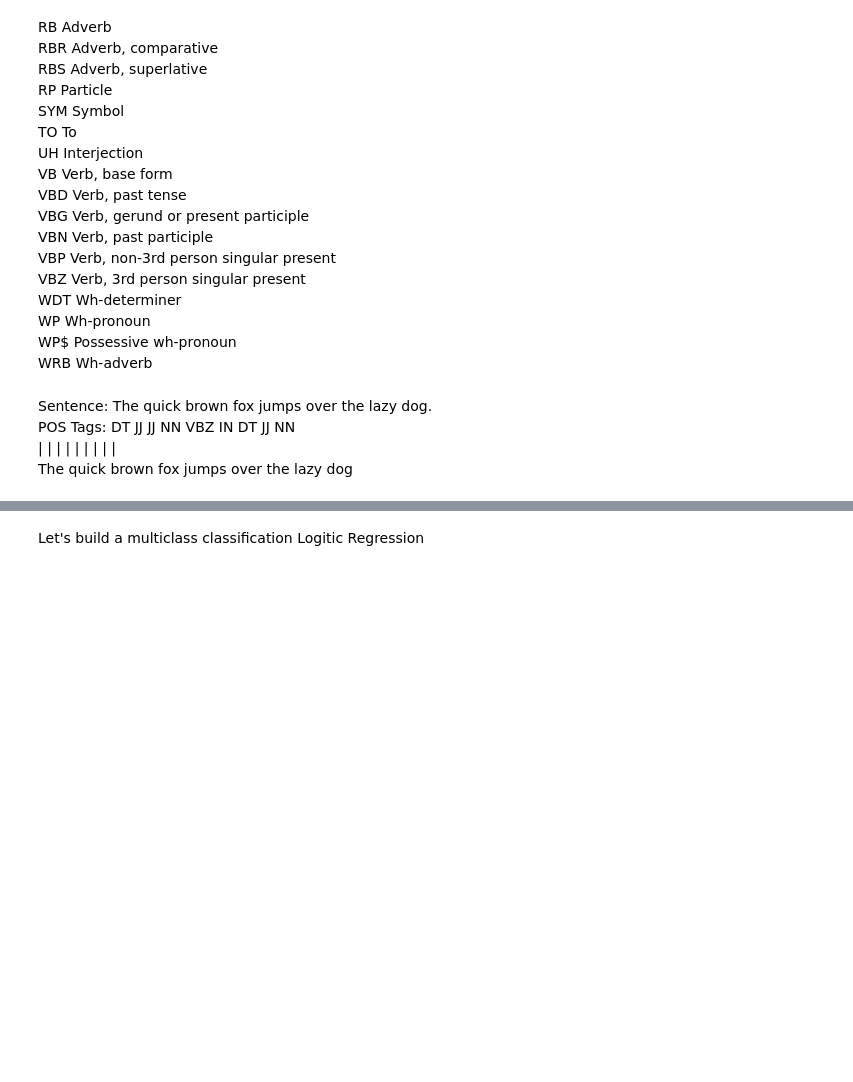
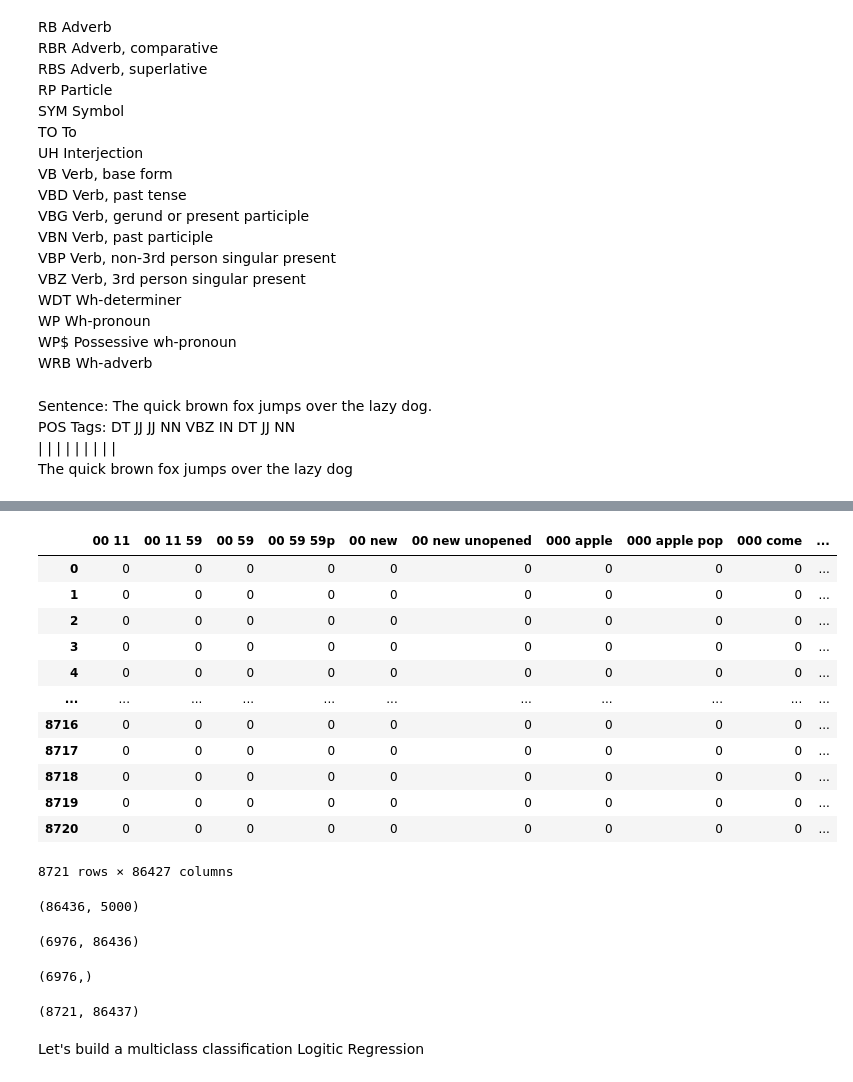
Before and after one commit to byrdwcrawford/NLP-Sentiment-Classification, a Jupyter notebook: NLP Notebook.ipynb, the cells around one changed output, grey strips where cells are left out. Saved outputs shown, nothing was run; the diff lists cells and outputs as text; code cells hidden in the pictures; blank space fills up the shorter version.

```diff
--- a/NLP Notebook.ipynb
+++ b/NLP Notebook.ipynb
@@ -369,0 +452,41 @@ POS Tags: DT  JJ    JJ    NN  VBZ   IN   DT  JJ   NN
+# %%
+vectorizer1 = CountVectorizer(ngram_range=(2, 3))
+
+# Fit and transform the text data
+X_gram = vectorizer1.fit_transform(df['cleaned_text'])
+
+# Convert the result to a DataFrame for easier viewing
+ngram_df = pd.DataFrame(X_gram.toarray(), columns=vectorizer1.get_feature_names())
+
+# Display the DataFrame with bigrams and trigrams as features
+ngram_df
+# %% [output]
+|  | 00 11 | 00 11 59 | 00 59 | 00 59 59p | 00 new | 00 new unopened | 000 apple | 000 apple pop | 000 come | ... |
+| 0 | 0 | 0 | 0 | 0 | 0 | 0 | 0 | 0 | 0 | ... |
+| 1 | 0 | 0 | 0 | 0 | 0 | 0 | 0 | 0 | 0 | ... |
+| 2 | 0 | 0 | 0 | 0 | 0 | 0 | 0 | 0 | 0 | ... |
+| 3 | 0 | 0 | 0 | 0 | 0 | 0 | 0 | 0 | 0 | ... |
+| 4 | 0 | 0 | 0 | 0 | 0 | 0 | 0 | 0 | 0 | ... |
+| ... | ... | ... | ... | ... | ... | ... | ... | ... | ... | ... |
+| 8716 | 0 | 0 | 0 | 0 | 0 | 0 | 0 | 0 | 0 | ... |
+| 8717 | 0 | 0 | 0 | 0 | 0 | 0 | 0 | 0 | 0 | ... |
+| 8718 | 0 | 0 | 0 | 0 | 0 | 0 | 0 | 0 | 0 | ... |
+| 8719 | 0 | 0 | 0 | 0 | 0 | 0 | 0 | 0 | 0 | ... |
+| 8720 | 0 | 0 | 0 | 0 | 0 | 0 | 0 | 0 | 0 | ... |
+8721 rows × 86427 columns
+# %%
+X_train_tfidf.shape
+# %% [output]
+(86436, 5000)
+# %%
+X_train.shape
+# %% [output]
+(6976, 86436)
+# %%
+y_train.shape
+# %% [output]
+(6976,)
+# %%
+df.shape
+# %% [output]
+(8721, 86437)
```
Also changed, not shown: parts of 14 cells of this notebook.
